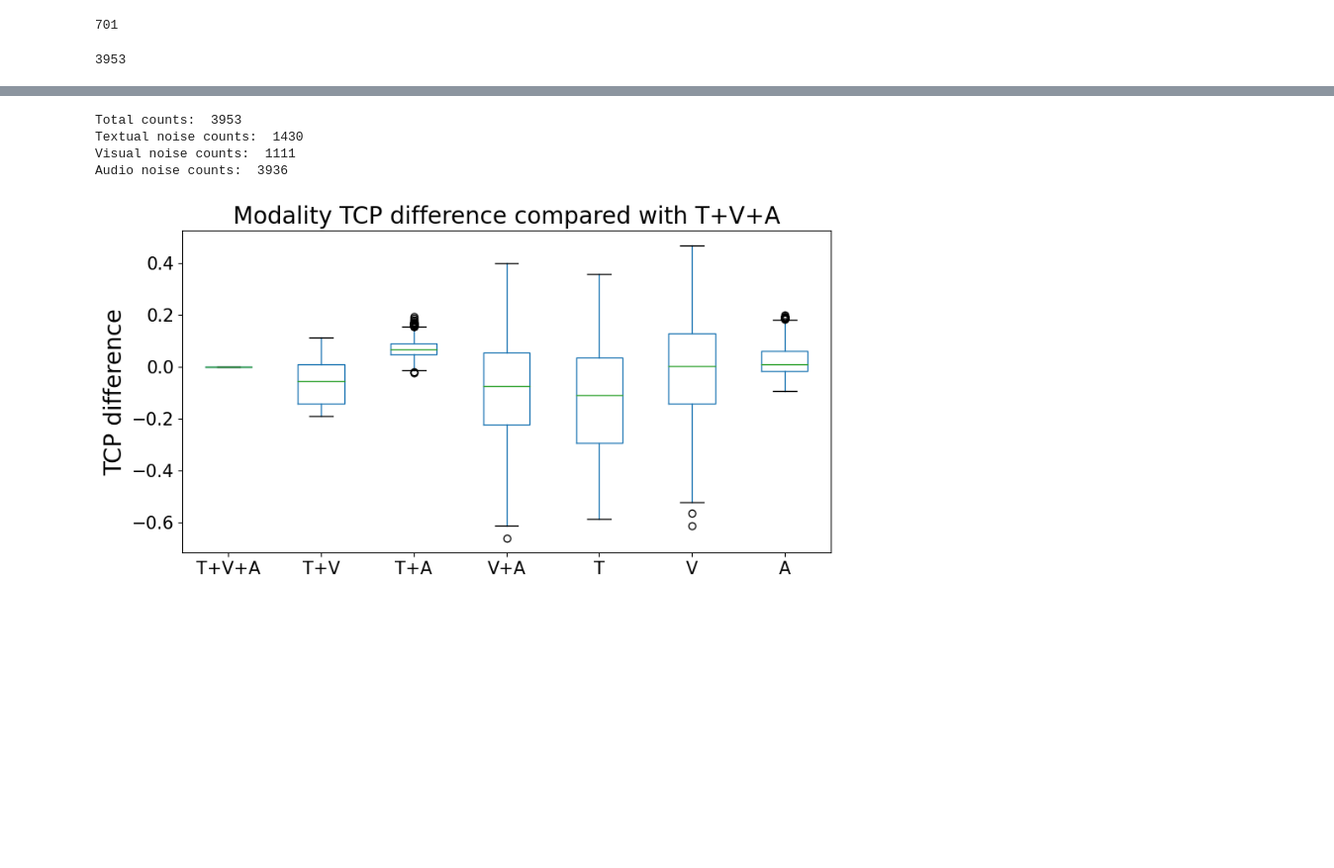
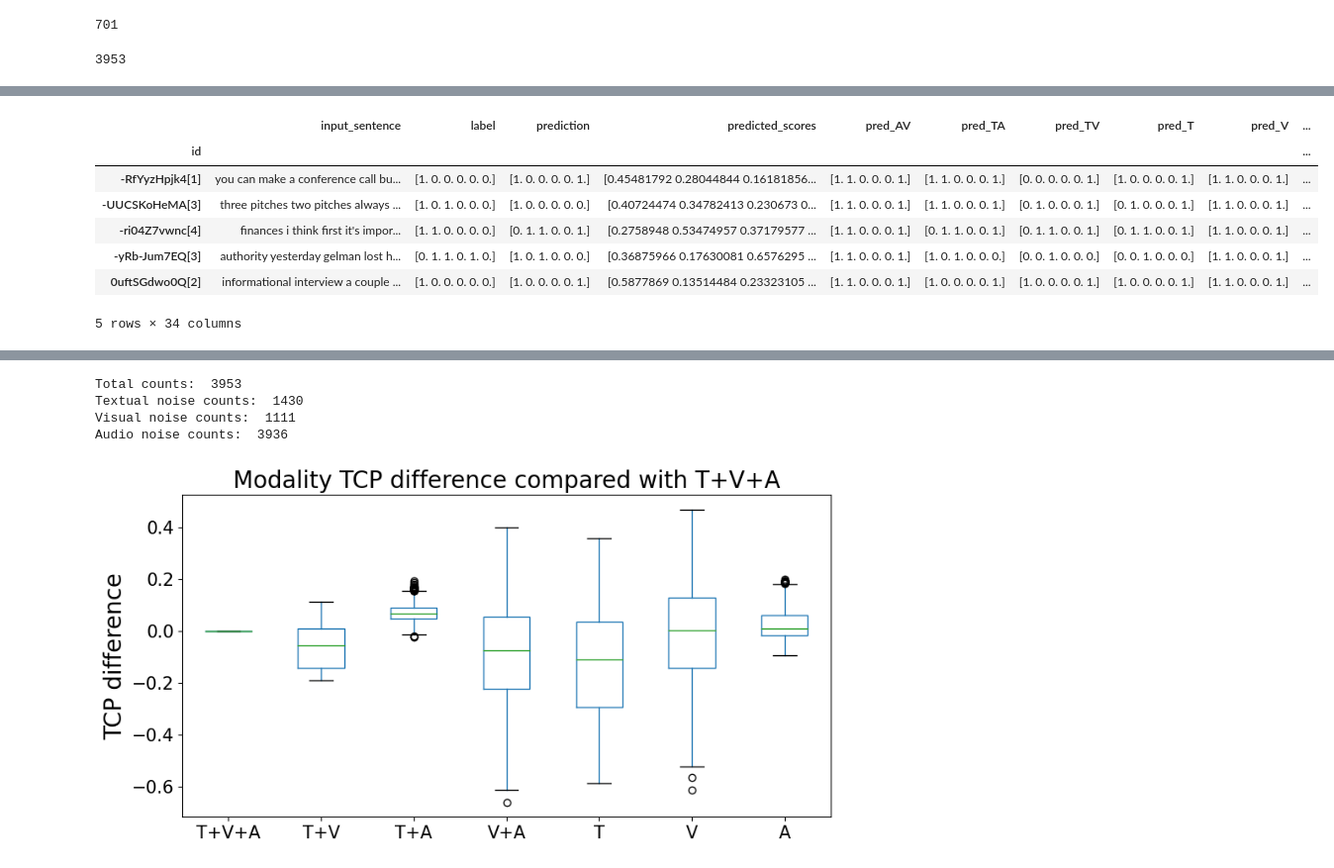
Before and after one commit to SoyeonHH/MMDA, a Jupyter notebook: analysis.ipynb, the cells around one changed output, grey strips where cells are left out. Shown at 99% size. Cells and saved outputs as stored; diff of their text form; code cells hidden in the pictures; blank space fills up the shorter version.

```diff
--- a/analysis.ipynb
+++ b/analysis.ipynb
@@ -56,0 +160,14 @@ print(results.shape[0])
+# %%
+# baseline incorrect
+misa_incorrect = results_with_dike[results_with_dike['label'] != results_with_dike['prediction']]
+misa_incorrect_dike_correct = misa_incorrect[misa_incorrect['label'] == misa_incorrect['prediction_dike']]
+misa_incorrect_dike_correct.head()
+# %% [output]
+|  | input_sentence | label | prediction | predicted_scores | pred_AV | pred_TA | pred_TV | pred_T | pred_V | ... |
+| id |  |  |  |  |  |  |  |  |  | ... |
+| -RfYyzHpjk4[1] | you can make a conference call bu... | [1. 0. 0. 0. 0. 0.] | [1. 0. 0. 0. 0. 1.] | [0.45481792 0.28044844 0.16181856... | [1. 1. 0. 0. 0. 1.] | [1. 1. 0. 0. 0. 1.] | [0. 0. 0. 0. 0. 1.] | [1. 0. 0. 0. 0. 1.] | [1. 1. 0. 0. 0. 1.] | ... |
+| -UUCSKoHeMA[3] | three pitches two pitches always ... | [1. 0. 1. 0. 0. 0.] | [1. 0. 0. 0. 0. 0.] | [0.40724474 0.34782413 0.230673 0... | [1. 1. 0. 0. 0. 1.] | [1. 1. 0. 0. 0. 1.] | [0. 1. 0. 0. 0. 1.] | [0. 1. 0. 0. 0. 1.] | [1. 1. 0. 0. 0. 1.] | ... |
+| -ri04Z7vwnc[4] | finances i think first it's impor... | [1. 1. 0. 0. 0. 0.] | [0. 1. 1. 0. 0. 1.] | [0.2758948 0.53474957 0.37179577 ... | [1. 1. 0. 0. 0. 1.] | [0. 1. 1. 0. 0. 1.] | [0. 1. 1. 0. 0. 1.] | [0. 1. 1. 0. 0. 1.] | [1. 1. 0. 0. 0. 1.] | ... |
+| -yRb-Jum7EQ[3] | authority yesterday gelman lost h... | [0. 1. 1. 0. 1. 0.] | [1. 0. 1. 0. 0. 0.] | [0.36875966 0.17630081 0.6576295 ... | [1. 1. 0. 0. 0. 1.] | [1. 0. 1. 0. 0. 0.] | [0. 0. 1. 0. 0. 0.] | [0. 0. 1. 0. 0. 0.] | [1. 1. 0. 0. 0. 1.] | ... |
+| 0uftSGdwo0Q[2] | informational interview a couple ... | [1. 0. 0. 0. 0. 0.] | [1. 0. 0. 0. 0. 1.] | [0.5877869 0.13514484 0.23323105 ... | [1. 1. 0. 0. 0. 1.] | [1. 0. 0. 0. 0. 1.] | [1. 0. 0. 0. 0. 1.] | [1. 0. 0. 0. 0. 1.] | [1. 1. 0. 0. 0. 1.] | ... |
+5 rows × 34 columns
```
Also changed, not shown: parts of 19 cells of this notebook, 11 other files.
